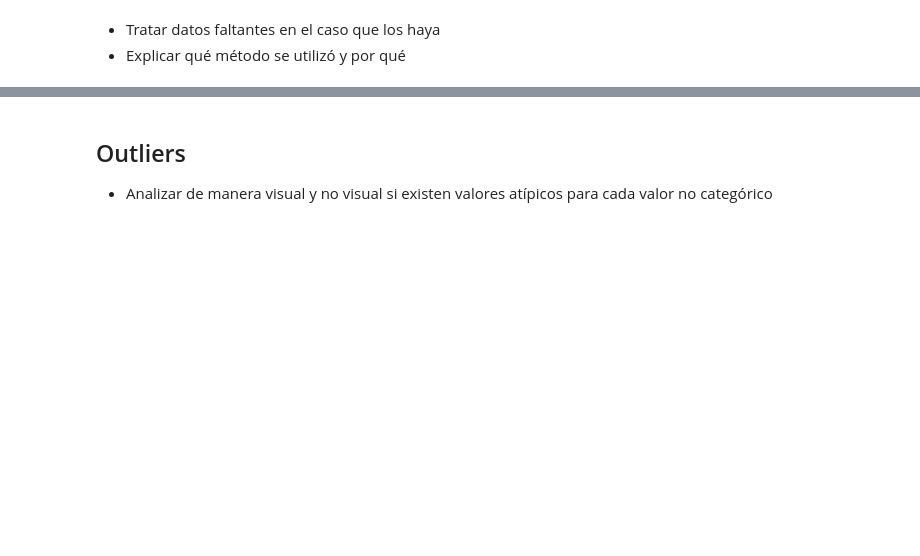
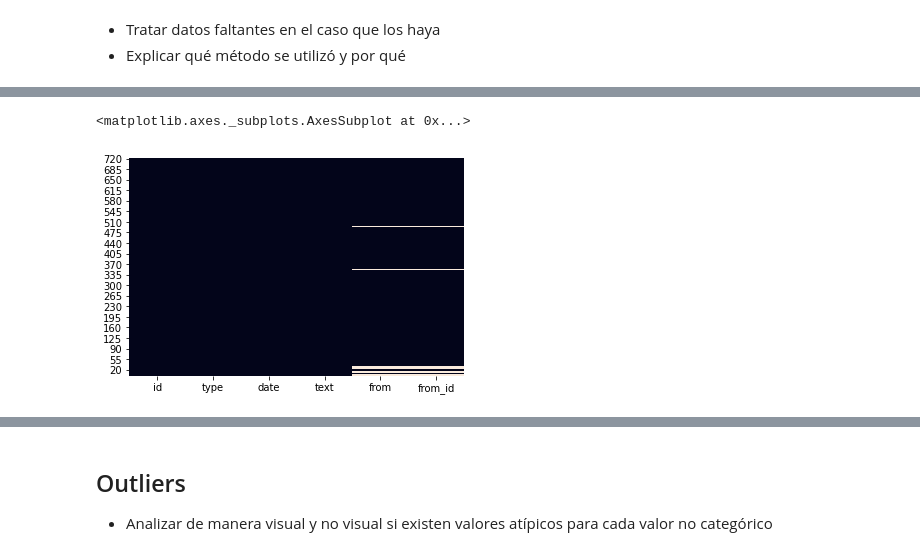
Before and after one commit to bossinblack/Dise-o-de-Base-de-Datos-II, a Jupyter notebook: tp3/TP3.ipynb, the cells around one changed output, grey strips where cells are left out. Saved outputs shown, nothing was run; the diff lists cells and outputs as text; code cells hidden in the pictures; blank space fills up the shorter version.

```diff
--- a/tp3/TP3.ipynb
+++ b/tp3/TP3.ipynb
@@ -257,0 +359,7 @@ faltantes_df
+# %%
+msn_notna = msn.copy(deep=False)
+# %%
+df_fl_c = faltantes_df.loc[(faltantes_df['porcentaje'] > 90)]
+print(df_fl_c)
+
+msn_notna = msn_notna.drop(df_fl_c['columna'], axis=1)
@@ -257,0 +385,3 @@ faltantes_df
+# %%
+msn_notna = msn_notna.sort_values(by=['id'], axis=0, ascending=False)
+msn_notna.head(30)
@@ -257,0 +406,5 @@ faltantes_df
+# %%
+sns.heatmap(msn_notna.isna(), cbar=False)
+# %% [output]
+<matplotlib.axes._subplots.AxesSubplot at 0x...>
+[figure, added]
```
Also changed, not shown: parts of 18 cells of this notebook.
